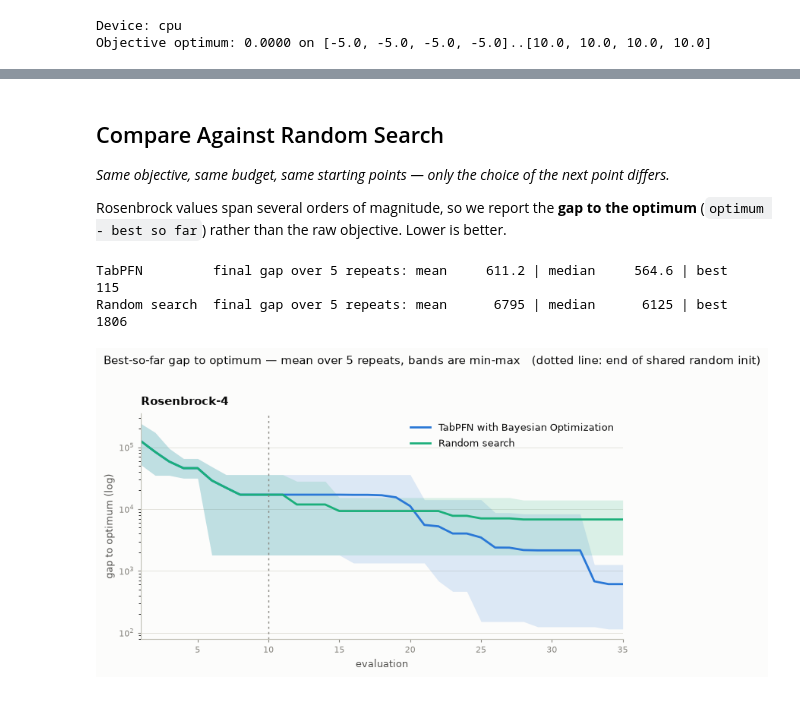
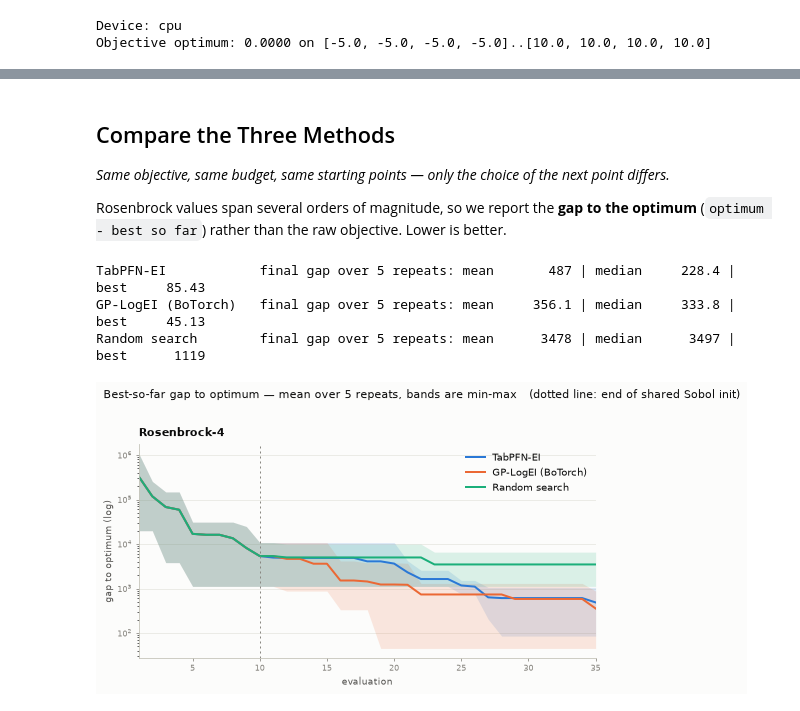
Before and after one commit to PriorLabs/tabpfn-cookbook, a Jupyter notebook: notebooks/bayesian_optimization.ipynb, the cells around one changed output, grey strips where cells are left out. Cells and saved outputs as stored; diff of their text form; code cells hidden in the pictures.

```diff
--- a/notebooks/bayesian_optimization.ipynb
+++ b/notebooks/bayesian_optimization.ipynb
@@ -58,13 +66,10 @@ Two details worth calling out:
 - `negate=True` turns the minimization benchmark into a maximization problem, which is what EI expects; `optimal_value` follows the sign.
 - The optimizer searches the unit cube `[0, 1]^4`, but Rosenbrock lives on `[-5, 10]^4`, so every candidate is mapped onto the problem's own bounds before evaluation.
 # %%
-N_INIT = 10
-N_BO_STEPS = 25
-N_SEEDS = 5
-N_CANDIDATES = 512
-TOP_K = 4
-N_REFINE_STEPS = 8
-REFINE_LR = 0.05
+N_INIT = 10  # scrambled-Sobol points that every method starts from
+N_BO_STEPS = 25  # one objective evaluation per step
+N_SEEDS = 5  # independent repeats, each with its own initial design
+N_ESTIMATORS = 8  # TabPFN ensemble size
 GAP_FLOOR = 1e-3  # the log axis needs a positive floor
 
 DEVICE = "cuda" if torch.cuda.is_available() else "cpu"
@@ -94,12 +99,6 @@ Each repeat gets its own surrogate, seeded with that repeat's index, so the runs
 # %%
 def make_surrogate(seed: int) -> TabPFNRegressor:
-    return TabPFNRegressor(
-        n_estimators=1,
-        device=DEVICE,
-        random_state=seed,
-        inference_precision=torch.float32,
-        differentiable_input=True,
-    )
+    return TabPFNRegressor(n_estimators=N_ESTIMATORS, device=DEVICE, random_state=seed)
 # %% [markdown]
 ## Run Bayesian Optimization
 
@@ -166,58 +188,61 @@ repeat 4: TabPFN gap     564.6 | random search gap 1.397e+04
 # %% [markdown]
-## Compare Against Random Search
+## Compare the Three Methods
 
 *Same objective, same budget, same starting points — only the choice of the next point differs.*
 
 Rosenbrock values span several orders of magnitude, so we report the **gap to the optimum** (`optimum - best so far`) rather than the raw objective. Lower is better.
 # %%
-for name, gaps in [("TabPFN", bo_gap), ("Random search", random_gap)]:
-    final = gaps[:, -1]
+for name, runs in gaps.items():
+    final = runs[:, -1]
     print(
-        f"{name:<14} final gap over {N_SEEDS} repeats: "
+        f"{name:<20} final gap over {N_SEEDS} repeats: "
         f"mean {final.mean():9.4g} | median {np.median(final):9.4g} | best {final.min():9.4g}"
     )
 # %% [output]
-TabPFN         final gap over 5 repeats: mean     611.2 | median     564.6 | best       115
-Random search  final gap over 5 repeats: mean      6795 | median      6125 | best      1806
+TabPFN-EI            final gap over 5 repeats: mean       487 | median     228.4 | best     85.43
+GP-LogEI (BoTorch)   final gap over 5 repeats: mean     356.1 | median     333.8 | best     45.13
+Random search        final gap over 5 repeats: mean      3478 | median      3497 | best      1119
 # %%
-evals = np.arange(1, bo_gap.shape[1] + 1)
+evals = np.arange(1, N_INIT + N_BO_STEPS + 1)
 
 fig, ax = plt.subplots(figsize=(7.2, 4.2), facecolor="#fcfcfb")
 ax.set_facecolor("#fcfcfb")
 ax.set_yscale("log")
 
 # Mean over repeats, band spans min-max across them.
-for curves, label, color in [
-    (bo_gap, "TabPFN with Bayesian Optimization", "#2a78d6"),
-    (random_gap, "Random search", "#1baf7a"),
+for name, color in [
+    ("TabPFN-EI", "#2a78d6"),
+    ("GP-LogEI (BoTorch)", "#eb6834"),
+    ("Random search", "#1baf7a"),
 ]:
-    ax.fill_between(evals, curves.min(0), curves.max(0), color=color, alpha=0.15, lw=0)
-    ax.plot(evals, curves.mean(0), color=color, lw=2, label=label)
+    runs = gaps[name]
+    ax.fill_between(evals, runs.min(0), runs.max(0), color=color, alpha=0.15, lw=0)
+    ax.plot(evals, runs.mean(0), color=color, lw=2, label=name)
 ax.axvline(N_INIT, color="#898781", lw=1, ls=(0, (2, 3)))
 
 ax.set_title("Rosenbrock-4", fontsize=11, color="#0b0b0b", loc="left", fontweight="bold", pad=8)
 ax.grid(visible=True, axis="y", color="#e1e0d9", linewidth=0.6)
 ax.set_axisbelow(True)
 for side in ("top", "right"):
     ax.spines[side].set_visible(False)
 for side in ("left", "bottom"):
     ax.spines[side].set_color("#c3c2b7")
 ax.tick_params(colors="#898781", labelsize=8, length=3)
 ax.set_xlim(1, N_INIT + N_BO_STEPS)
 ax.set_xlabel("evaluation", fontsize=9, color="#52514e")
 ax.set_ylabel("gap to optimum (log)", fontsize=9, color="#52514e")
 ax.legend(frameon=False, fontsize=9.5, labelcolor="#0b0b0b")
 
 fig.suptitle(
     f"Best-so-far gap to optimum — mean over {N_SEEDS} repeats, bands are min-max"
-    "   (dotted line: end of shared random init)",
+    "   (dotted line: end of shared Sobol init)",
     fontsize=11,
     color="#0b0b0b",
     x=0.02,
     ha="left",
     y=1.02,
 )
 fig.tight_layout()
 plt.show()
 # %% [output]
-[figure, old version]
+[figure, new version]
```
Also changed, not shown: parts of 13 cells of this notebook, 2 other files.
